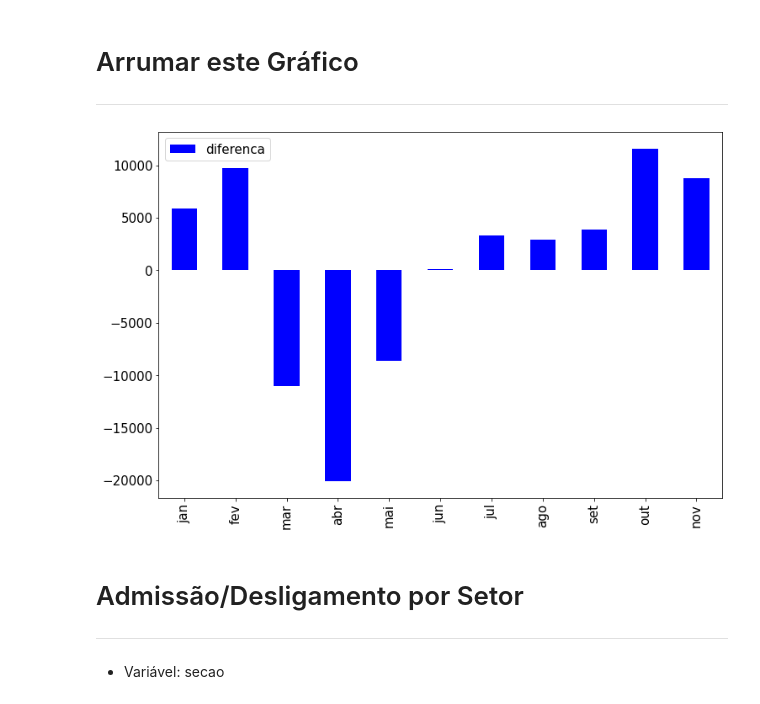
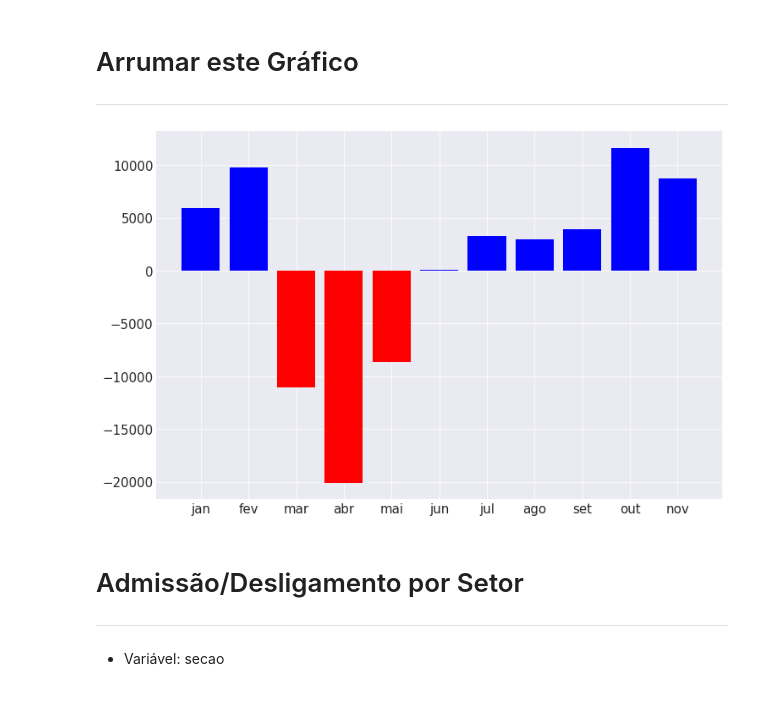
Before and after one commit to emariot/CAGED-CWB, a Jupyter notebook: Novo Caged.ipynb, the cells around one changed output. Drawn from its saved outputs; the diff is of its cells as text; code cells hidden in the pictures.

```diff
--- a/Novo Caged.ipynb
+++ b/Novo Caged.ipynb
@@ -380,10 +380,13 @@ df_diff
 # %% [markdown]
 # Arrumar este Gráfico
 ---
-# %%
-df_diff.plot(kind='bar', color=(df_diff.diferenca>0).apply(lambda x: 'b' if x else 'r'));
-# %% [output]
-[figure, removed]
+# %%
+with plt.style.context('seaborn-darkgrid'):
+    fig, ax = plt.subplots()
+    ax.bar(mon, df_diff['diferenca'], width=0.8, color=(df_diff['diferenca']>0).map({True: 'b',
+                                                            False:'r'}));
+# %% [output]
+[figure, added]
 # %% [markdown]
 # Admissão/Desligamento por Setor
 ---
```
